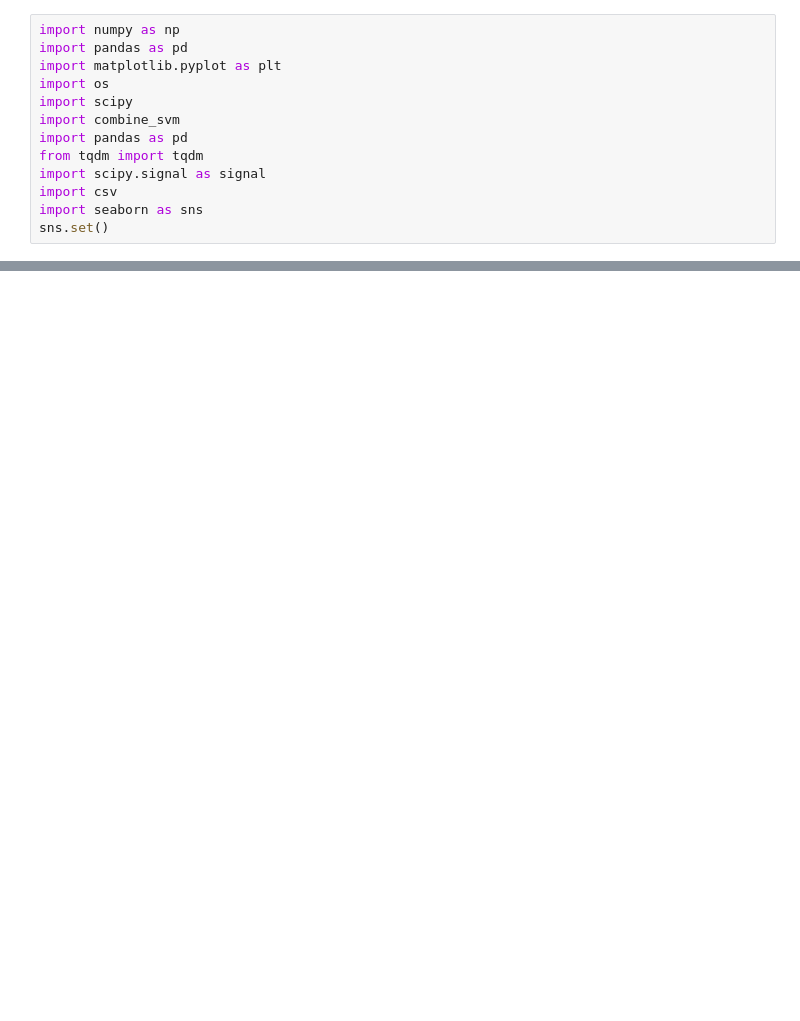
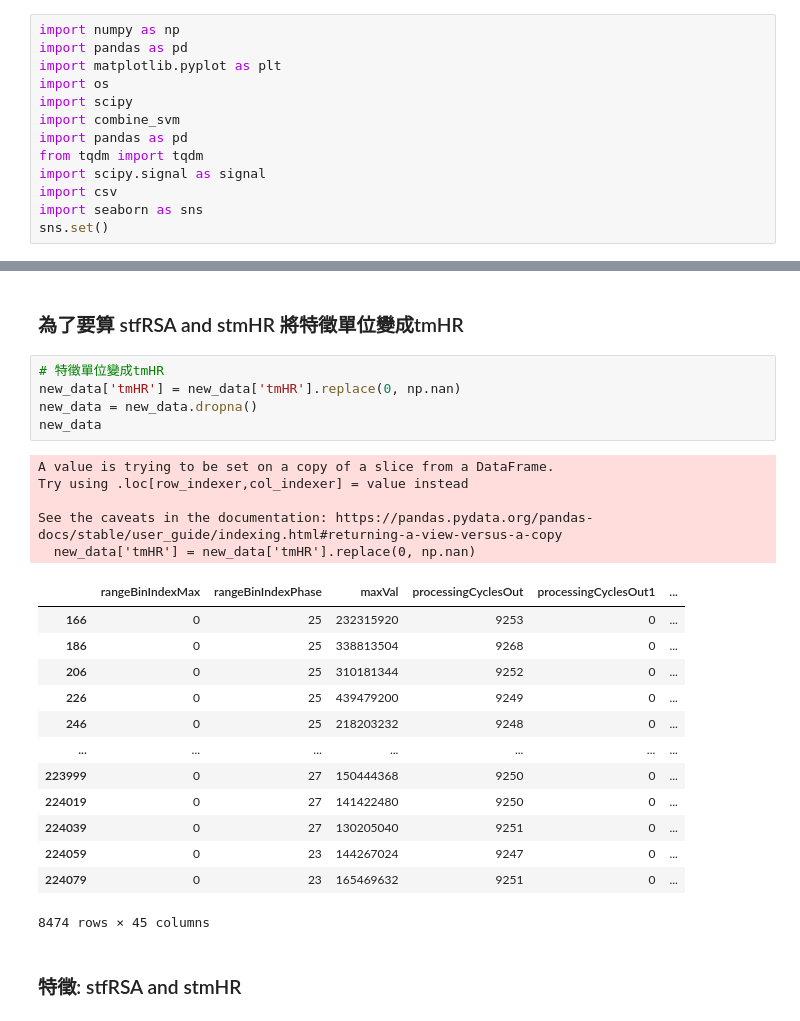
Before and after one commit to ananzeng/mmwave_vsd, a Jupyter notebook: feature.ipynb, the cells around one changed output, grey strips where cells are left out. Drawn from its saved outputs; the diff is of its cells as text; blank space fills up the shorter version.

```diff
--- a/feature.ipynb
+++ b/feature.ipynb
@@ -169,0 +238,28 @@ for i in range(len(heart)):
+# %% [markdown]
+### 為了要算 stfRSA and stmHR 將特徵單位變成tmHR
+# %%
+# 特徵單位變成tmHR
+new_data['tmHR'] = new_data['tmHR'].replace(0, np.nan)
+new_data = new_data.dropna()
+new_data
+# %% [output]
+A value is trying to be set on a copy of a slice from a DataFrame.
+Try using .loc[row_indexer,col_indexer] = value instead
+
+See the caveats in the documentation: https://pandas.pydata.org/pandas-docs/stable/user_guide/indexing.html#returning-a-view-versus-a-copy
+  new_data['tmHR'] = new_data['tmHR'].replace(0, np.nan)
+|  | rangeBinIndexMax | rangeBinIndexPhase | maxVal | processingCyclesOut | processingCyclesOut1 | ... |
+| 166 | 0 | 25 | 232315920 | 9253 | 0 | ... |
+| 186 | 0 | 25 | 338813504 | 9268 | 0 | ... |
+| 206 | 0 | 25 | 310181344 | 9252 | 0 | ... |
+| 226 | 0 | 25 | 439479200 | 9249 | 0 | ... |
+| 246 | 0 | 25 | 218203232 | 9248 | 0 | ... |
+| ... | ... | ... | ... | ... | ... | ... |
+| 223999 | 0 | 27 | 150444368 | 9250 | 0 | ... |
+| 224019 | 0 | 27 | 141422480 | 9250 | 0 | ... |
+| 224039 | 0 | 27 | 130205040 | 9251 | 0 | ... |
+| 224059 | 0 | 23 | 144267024 | 9247 | 0 | ... |
+| 224079 | 0 | 23 | 165469632 | 9251 | 0 | ... |
+8474 rows × 45 columns
+# %% [markdown]
+### 特徵: stfRSA and stmHR
```
Also changed, not shown: parts of 15 cells of this notebook.
